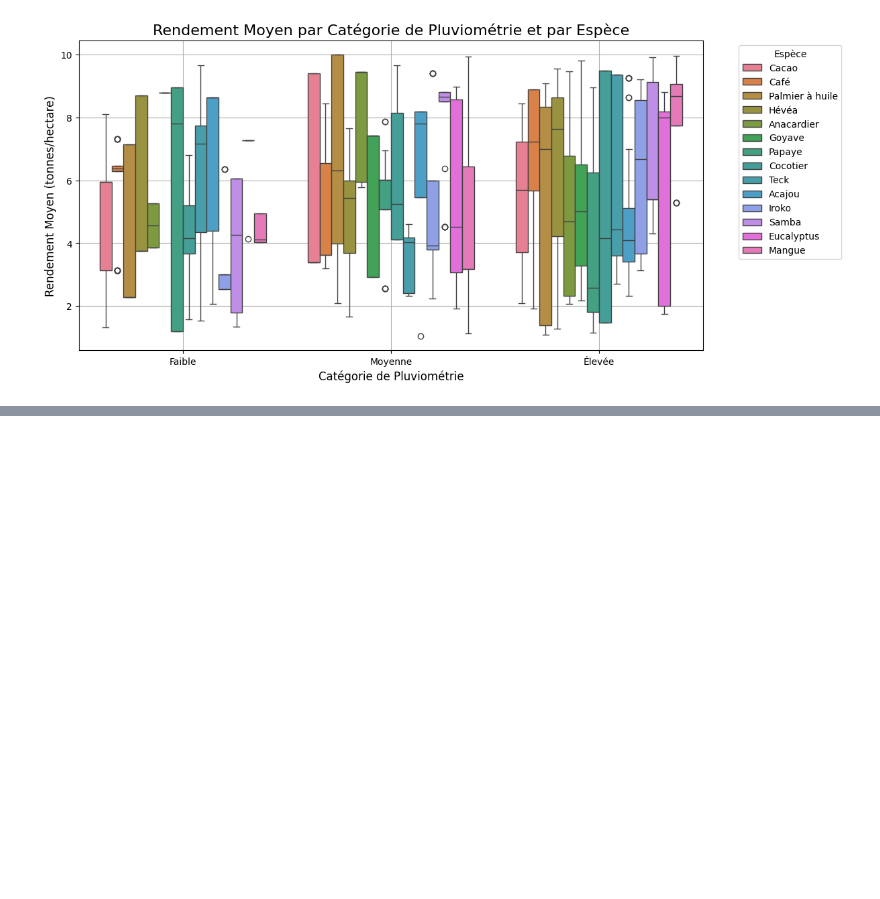
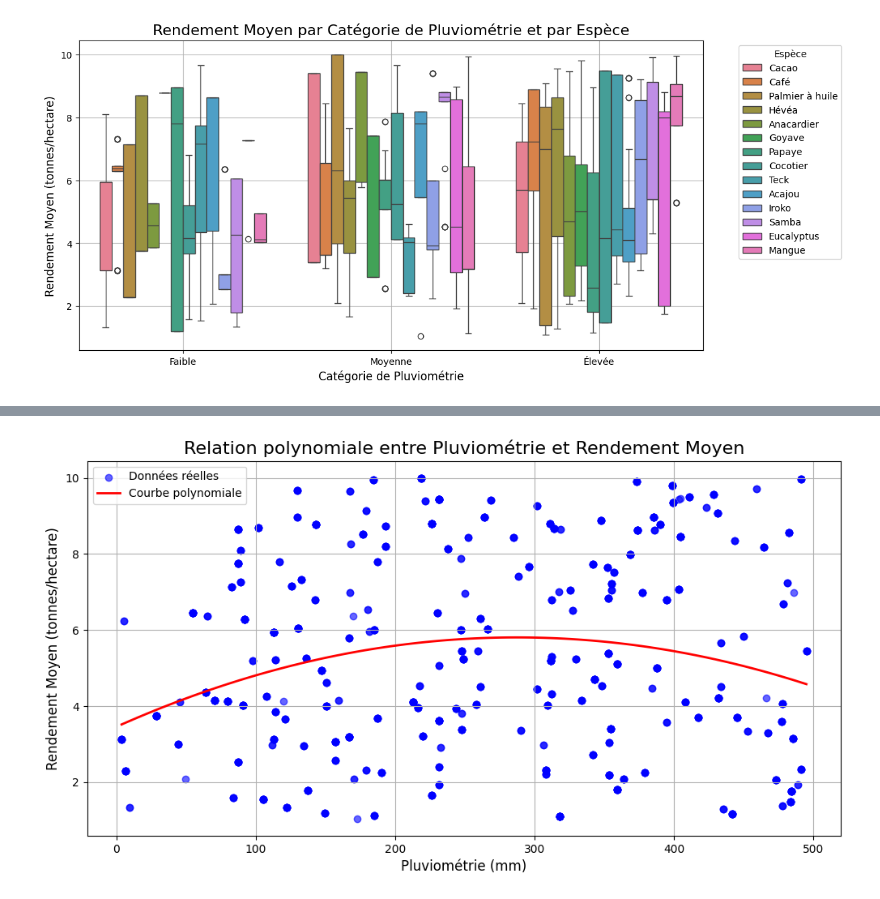
Before and after one commit to Flinguee75/ML-Yield-Prediction-Model, a Jupyter notebook: datasets/data_workflow.ipynb, the cells around one changed output, grey strips where cells are left out. Saved outputs shown, nothing was run; the diff lists cells and outputs as text; code cells hidden in the pictures; blank space fills up the shorter version.

```diff
--- a/datasets/data_workflow.ipynb
+++ b/datasets/data_workflow.ipynb
@@ -141,0 +151,38 @@ plt.show()
+# %%
+from sklearn.preprocessing import PolynomialFeatures
+from sklearn.linear_model import LinearRegression
+
+poly = PolynomialFeatures(degree=2)
+X_poly = poly.fit_transform(dataset_cleaned[['pluviometrie', 'temperature_moyenne']])
+model = LinearRegression()
+model.fit(X_poly, dataset_cleaned['rendement_moyen'])
+
+# Extraire les coefficients du modèle (après fit)
+coefficients = model.coef_
+intercept = model.intercept_
+
+# Plage de valeurs pour la pluviométrie
+pluviometrie_range = np.linspace(dataset_cleaned['pluviometrie'].min(), dataset_cleaned['pluviometrie'].max(), 100)
+
+# Température moyenne constante
+temperature_constante = dataset_cleaned['temperature_moyenne'].mean()
+
+# Créer les termes polynomiaux pour la plage de pluviométrie
+X_plot = np.array([[p, temperature_constante] for p in pluviometrie_range])
+X_plot_poly = poly.transform(X_plot)
+
+# Calculer les rendements prédits en utilisant les coefficients du modèle
+y_plot = np.dot(X_plot_poly, coefficients) + intercept
+
+# Tracer la courbe polynomiale
+plt.figure(figsize=(12, 6))
+plt.scatter(dataset_cleaned['pluviometrie'], dataset_cleaned['rendement_moyen'], color='blue', label='Données réelles', alpha=0.6)
+plt.plot(pluviometrie_range, y_plot, color='red', label='Courbe polynomiale', linewidth=2)
+plt.title('Relation polynomiale entre Pluviométrie et Rendement Moyen', fontsize=16)
+plt.xlabel('Pluviométrie (mm)', fontsize=12)
+plt.ylabel('Rendement Moyen (tonnes/hectare)', fontsize=12)
+plt.legend()
+plt.grid(True)
+plt.show()
+# %% [output]
+[figure, added]
```
Also changed, not shown: parts of 3 cells of this notebook.
